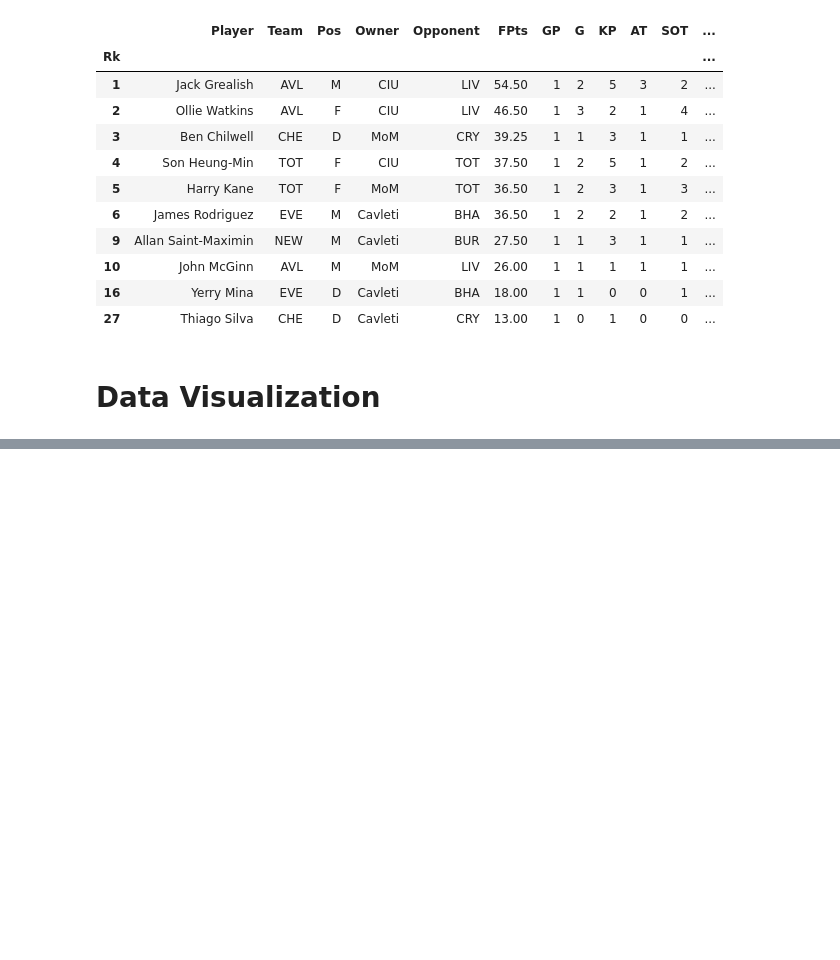
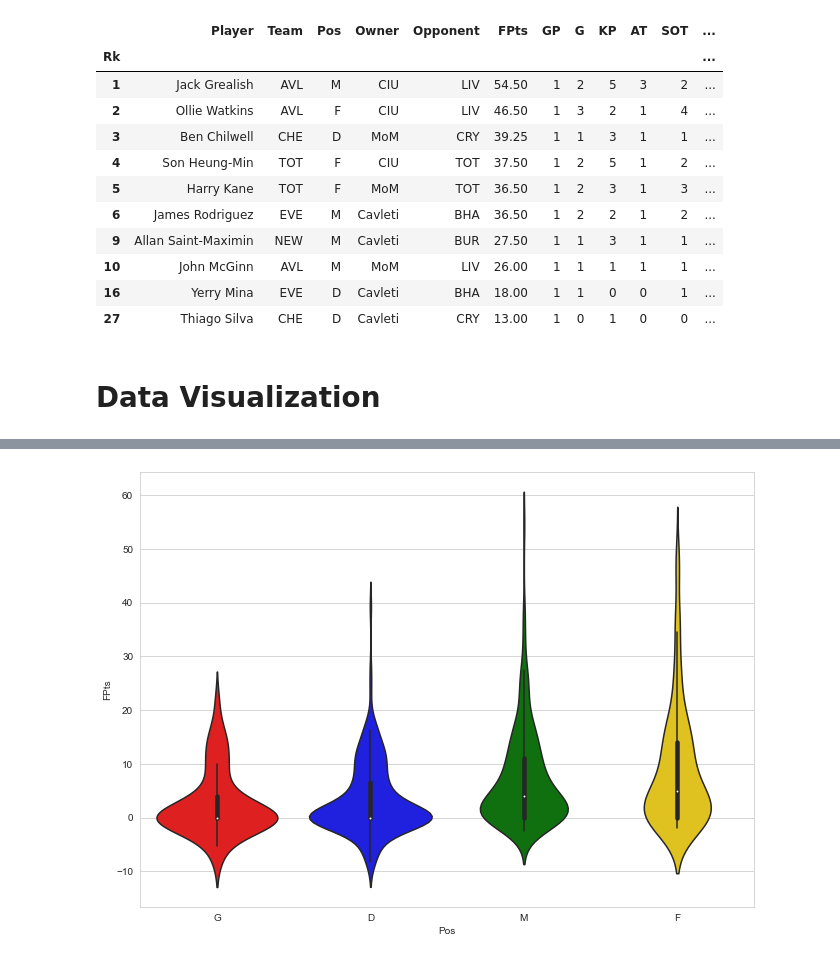
Before and after one commit to AlfonsoGhislieri/Fantasy-Football-Analytics, a Jupyter notebook: EPL Fantrax.ipynb, the cells around one changed output, grey strips where cells are left out. Cells and saved outputs as stored; diff of their text form; code cells hidden in the pictures; blank space fills up the shorter version.

```diff
--- a/EPL Fantrax.ipynb
+++ b/EPL Fantrax.ipynb
@@ -160,0 +182,7 @@ df_TOTW_OUT
+# %%
+# Violin graph showing the distribution of points across the different positions throughout the season.
+# Similar to above but this actually shows us the data distribution.
+fig, ax = plt.subplots(figsize=(11,8))
+plot = sns.violinplot(x="Pos", y="FPts",data=df_appended_GK_AND_OUT, palette=["r", "b", "g","gold"], order=['G','D','M','F'])
+# %% [output]
+[figure, added]
```
Also changed, not shown: parts of 13 cells of this notebook.
